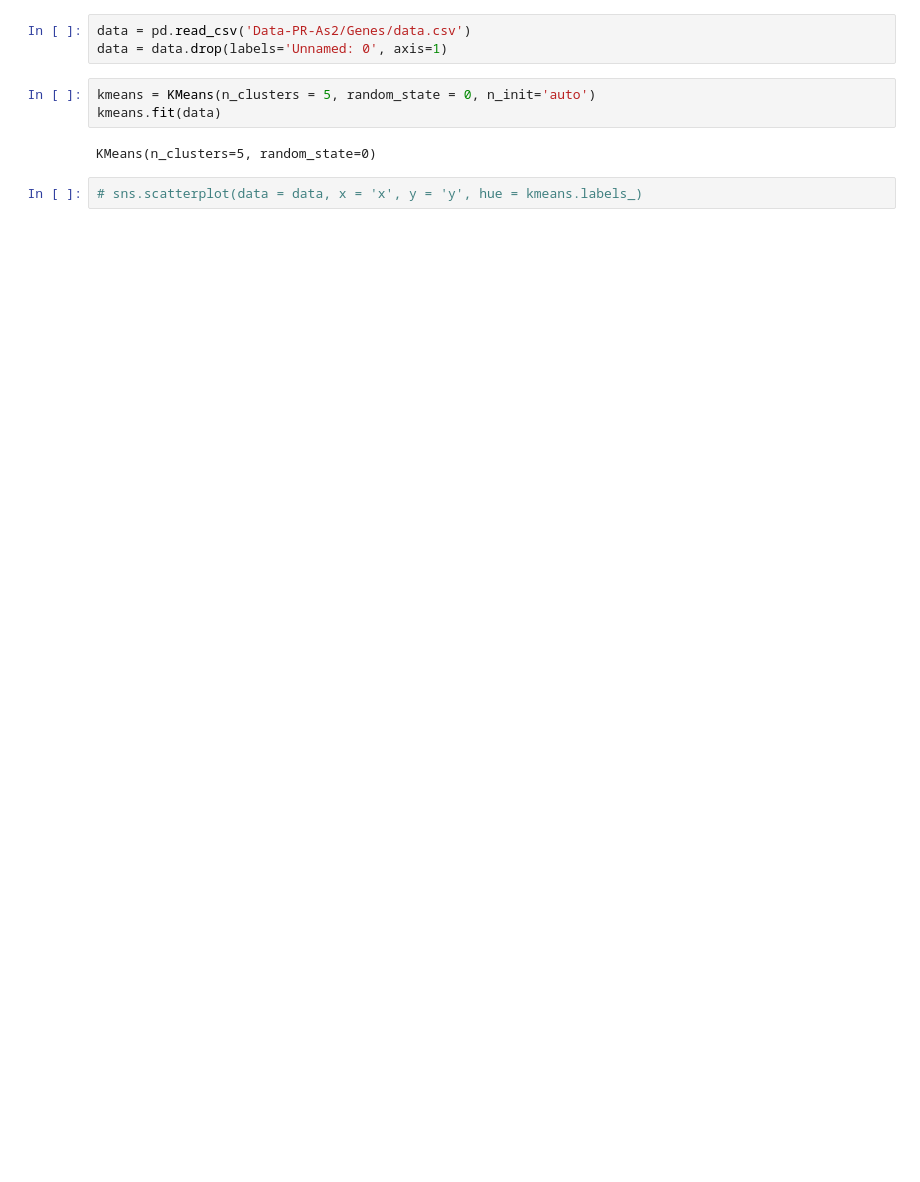
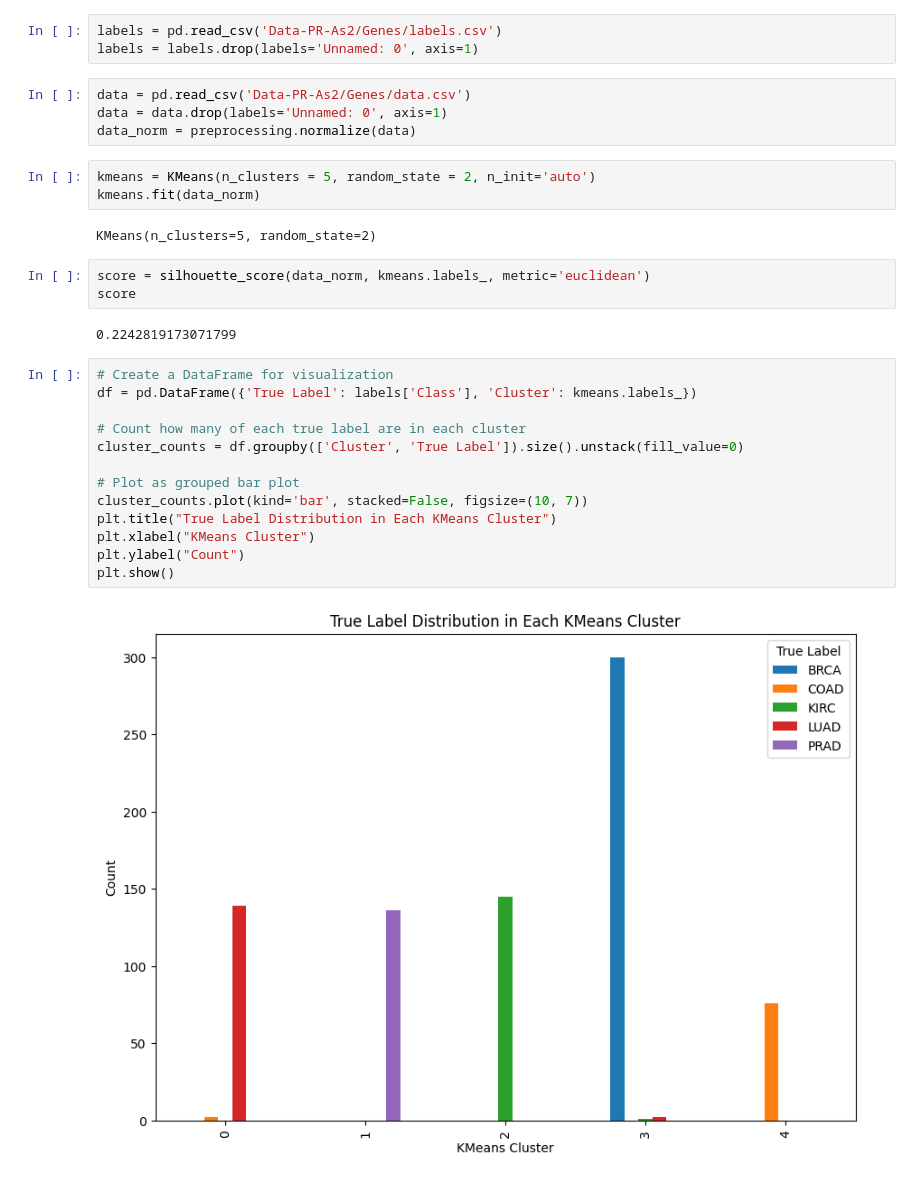
Before and after one commit to xenia-d/Pattern-Recognition-Gr7, a Jupyter notebook: Assignment-2/clustering_genes.ipynb, the cells around one changed output. Drawn from its saved outputs; the diff is of its cells as text; blank space fills up the shorter version.

Commit message:
added evaluation of clustering

```diff
--- a/Assignment-2/clustering_genes.ipynb
+++ b/Assignment-2/clustering_genes.ipynb
@@ -9,10 +11,32 @@ from sklearn.metrics import silhouette_score
+# %%
+labels = pd.read_csv('Data-PR-As2/Genes/labels.csv')
+labels = labels.drop(labels='Unnamed: 0', axis=1)
 # %%
 data = pd.read_csv('Data-PR-As2/Genes/data.csv')
 data = data.drop(labels='Unnamed: 0', axis=1)
+data_norm = preprocessing.normalize(data)
 # %%
-kmeans = KMeans(n_clusters = 5, random_state = 0, n_init='auto')
-kmeans.fit(data)
+kmeans = KMeans(n_clusters = 5, random_state = 2, n_init='auto')
+kmeans.fit(data_norm)
 # %% [output]
-KMeans(n_clusters=5, random_state=0)
+KMeans(n_clusters=5, random_state=2)
-# %%
-# sns.scatterplot(data = data, x = 'x', y = 'y', hue = kmeans.labels_)
+# %%
+score = silhouette_score(data_norm, kmeans.labels_, metric='euclidean')
+score
+# %% [output]
+0.2242819173071799
+# %%
+# Create a DataFrame for visualization
+df = pd.DataFrame({'True Label': labels['Class'], 'Cluster': kmeans.labels_})
+
+# Count how many of each true label are in each cluster
+cluster_counts = df.groupby(['Cluster', 'True Label']).size().unstack(fill_value=0)
+
+# Plot as grouped bar plot
+cluster_counts.plot(kind='bar', stacked=False, figsize=(10, 7))
+plt.title("True Label Distribution in Each KMeans Cluster")
+plt.xlabel("KMeans Cluster")
+plt.ylabel("Count")
+plt.show()
+# %% [output]
+[figure, added]
```
Also changed, not shown: parts of 2 cells of this notebook.
